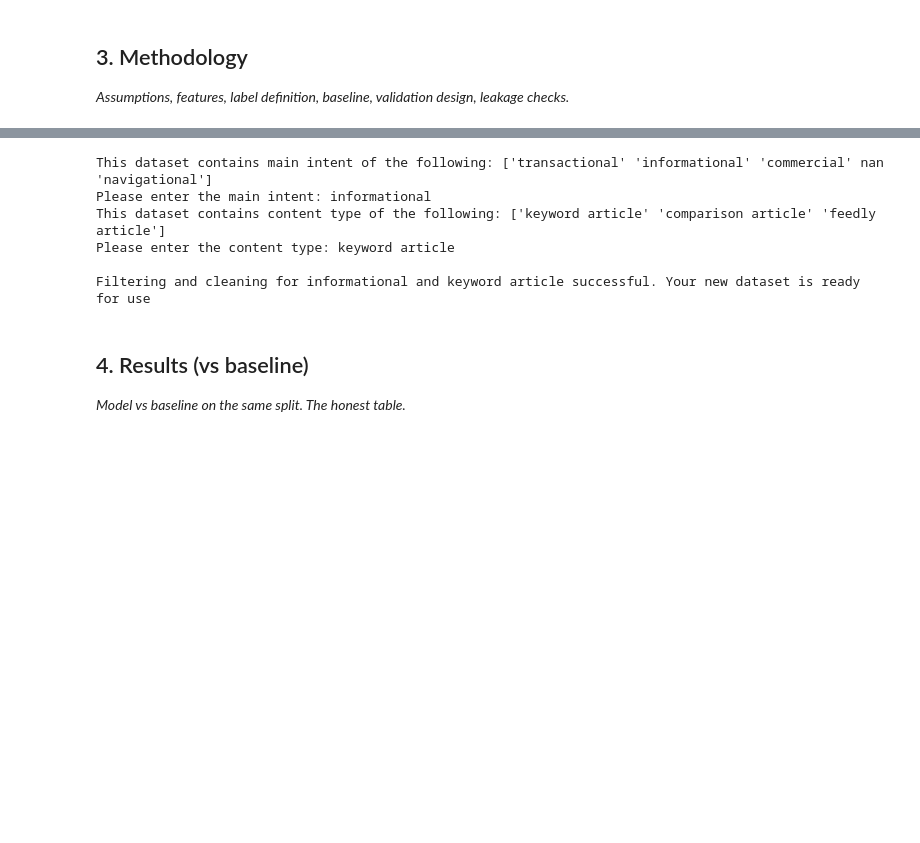
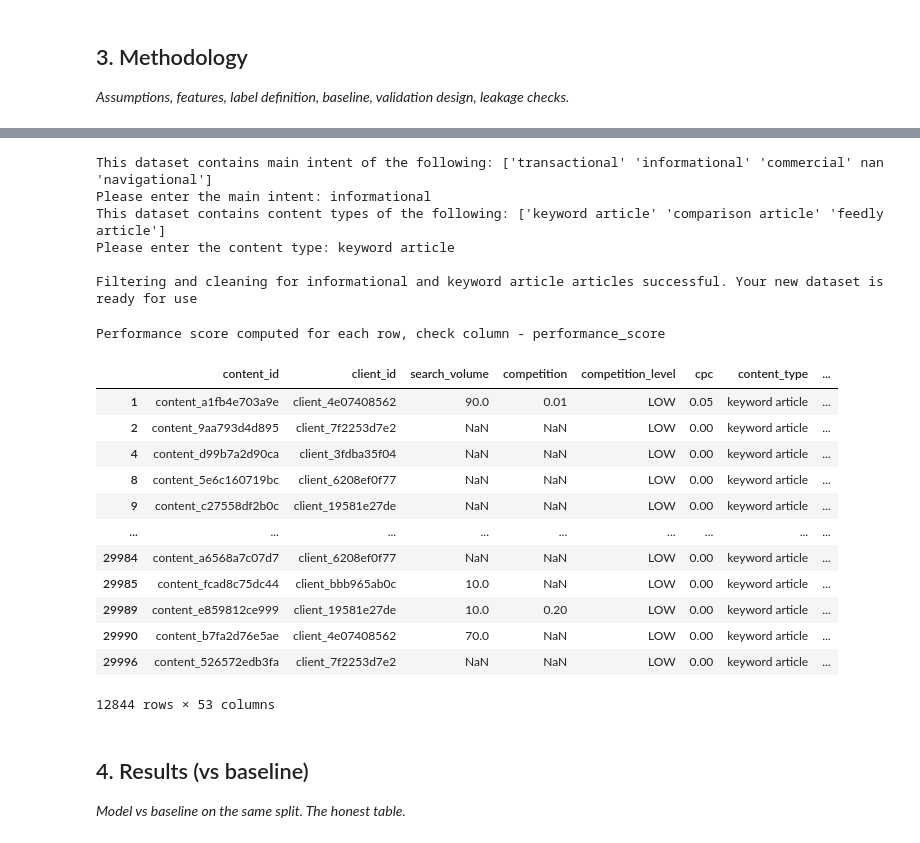
Before and after one commit to Maryam-Shile/flyrank_ml_internship, a Jupyter notebook: work/notebooks/capstone.ipynb, the cells around one changed output, grey strips where cells are left out. Saved outputs shown, nothing was run; the diff lists cells and outputs as text; code cells hidden in the pictures; blank space fills up the shorter version.

```diff
--- a/work/notebooks/capstone.ipynb
+++ b/work/notebooks/capstone.ipynb
@@ -65,7 +65,7 @@ def extract_clean(df):
 
   to_drop = []
 
-  for i in info_data.columns:
+  for i in df_new.columns:
     if 'tier' in i:
       to_drop.append(i)
 
@@ -139,12 +137,28 @@ info_data = extract_clean(data)
 # %% [output]
 This dataset contains main intent of the following: ['transactional' 'informational' 'commercial' nan 'navigational']
 Please enter the main intent: informational
-This dataset contains content type of the following: ['keyword article' 'comparison article' 'feedly article']
+This dataset contains content types of the following: ['keyword article' 'comparison article' 'feedly article']
 Please enter the content type: keyword article
 
-Filtering and cleaning for informational and keyword article successful. Your new dataset is ready for use
+Filtering and cleaning for informational and keyword article articles successful. Your new dataset is ready for use
 # %%
 info_data = compute_performance_score(info_data)
+info_data
+# %% [output]
+Performance score computed for each row, check column - performance_score
+|  | content_id | client_id | search_volume | competition | competition_level | cpc | content_type | ... |
+| 1 | content_a1fb4e703a9e | client_4e07408562 | 90.0 | 0.01 | LOW | 0.05 | keyword article | ... |
+| 2 | content_9aa793d4d895 | client_7f2253d7e2 | NaN | NaN | LOW | 0.00 | keyword article | ... |
+| 4 | content_d99b7a2d90ca | client_3fdba35f04 | NaN | NaN | LOW | 0.00 | keyword article | ... |
+| 8 | content_5e6c160719bc | client_6208ef0f77 | NaN | NaN | LOW | 0.00 | keyword article | ... |
+| 9 | content_c27558df2b0c | client_19581e27de | NaN | NaN | LOW | 0.00 | keyword article | ... |
+| ... | ... | ... | ... | ... | ... | ... | ... | ... |
+| 29984 | content_a6568a7c07d7 | client_6208ef0f77 | NaN | NaN | LOW | 0.00 | keyword article | ... |
+| 29985 | content_fcad8c75dc44 | client_bbb965ab0c | 10.0 | NaN | LOW | 0.00 | keyword article | ... |
+| 29989 | content_e859812ce999 | client_19581e27de | 10.0 | 0.20 | LOW | 0.00 | keyword article | ... |
+| 29990 | content_b7fa2d76e5ae | client_4e07408562 | 70.0 | NaN | LOW | 0.00 | keyword article | ... |
+| 29996 | content_526572edb3fa | client_7f2253d7e2 | NaN | NaN | LOW | 0.00 | keyword article | ... |
+12844 rows × 53 columns
 # %% [markdown]
 ## 4. Results (vs baseline)
 
```
Also changed, not shown: parts of 1 cell of this notebook.
